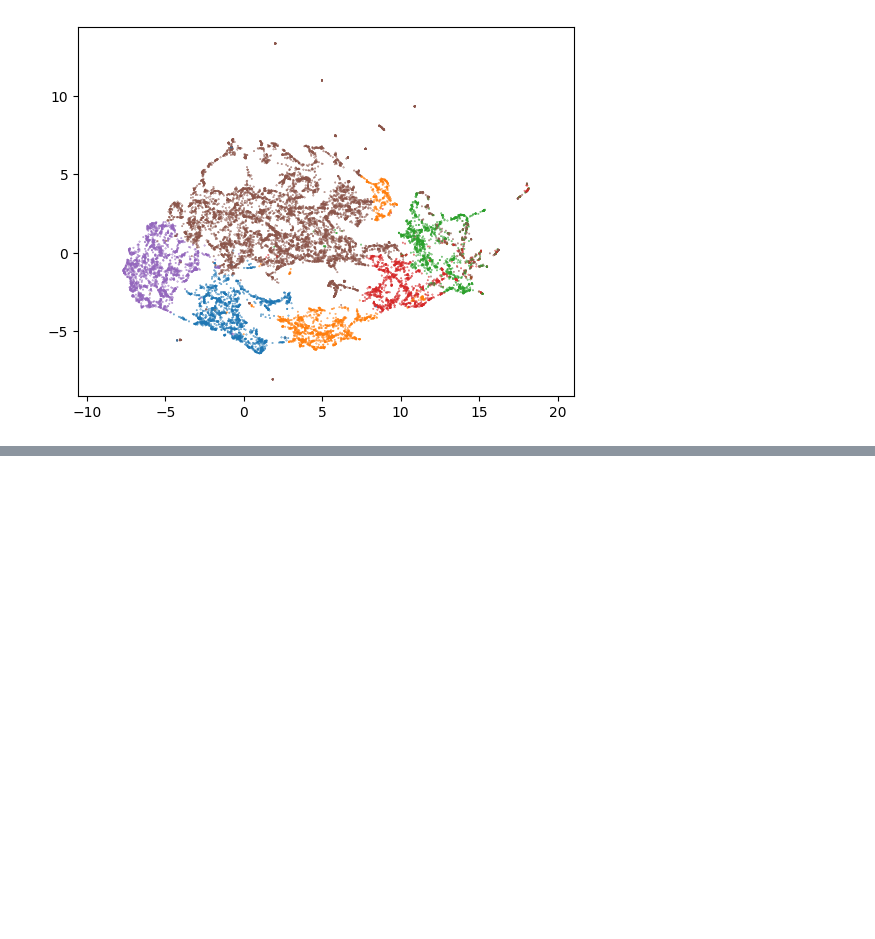
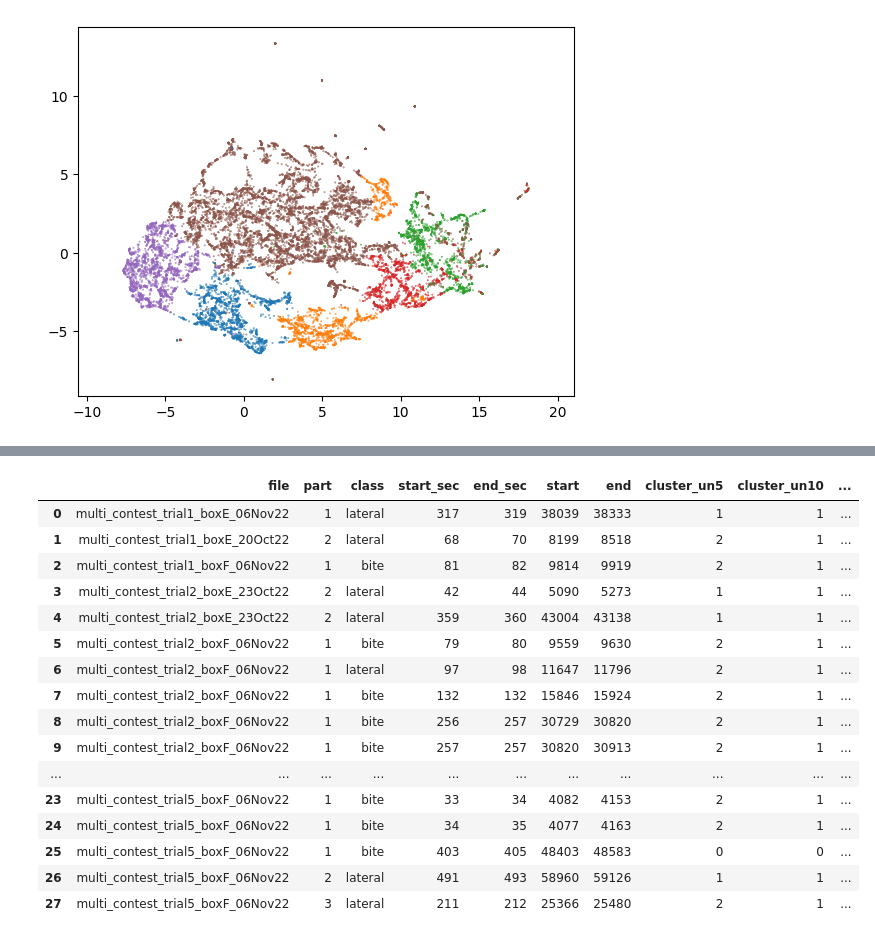
Before and after one commit to NooriChoi/VTK_2023_behavior_classification, a Jupyter notebook: notebook/VTK_behavior_classification.ipynb, the cells around one changed output, grey strips where cells are left out. Drawn from its saved outputs; the diff is of its cells as text; code cells hidden in the pictures; blank space fills up the shorter version.

```diff
--- a/notebook/VTK_behavior_classification.ipynb
+++ b/notebook/VTK_behavior_classification.ipynb
@@ -209,0 +258,22 @@ for neighbor in umap_neighbor:
+# %%
+fin_df = pd.concat([time_stamp_df, cluster_labels_df], axis=1)
+
+fin_df
+# %% [output]
+|  | file | part | class | start_sec | end_sec | start | end | cluster_un5 | cluster_un10 | ... |
+| 0 | multi_contest_trial1_boxE_06Nov22 | 1 | lateral | 317 | 319 | 38039 | 38333 | 1 | 1 | ... |
+| 1 | multi_contest_trial1_boxE_20Oct22 | 2 | lateral | 68 | 70 | 8199 | 8518 | 2 | 1 | ... |
+| 2 | multi_contest_trial1_boxF_06Nov22 | 1 | bite | 81 | 82 | 9814 | 9919 | 2 | 1 | ... |
+| 3 | multi_contest_trial2_boxE_23Oct22 | 2 | lateral | 42 | 44 | 5090 | 5273 | 1 | 1 | ... |
+| 4 | multi_contest_trial2_boxE_23Oct22 | 2 | lateral | 359 | 360 | 43004 | 43138 | 1 | 1 | ... |
+| 5 | multi_contest_trial2_boxF_06Nov22 | 1 | bite | 79 | 80 | 9559 | 9630 | 2 | 1 | ... |
+| 6 | multi_contest_trial2_boxF_06Nov22 | 1 | lateral | 97 | 98 | 11647 | 11796 | 2 | 1 | ... |
+| 7 | multi_contest_trial2_boxF_06Nov22 | 1 | bite | 132 | 132 | 15846 | 15924 | 2 | 1 | ... |
+| 8 | multi_contest_trial2_boxF_06Nov22 | 1 | bite | 256 | 257 | 30729 | 30820 | 2 | 1 | ... |
+| 9 | multi_contest_trial2_boxF_06Nov22 | 1 | bite | 257 | 257 | 30820 | 30913 | 2 | 1 | ... |
+| ... | ... | ... | ... | ... | ... | ... | ... | ... | ... | ... |
+| 23 | multi_contest_trial5_boxF_06Nov22 | 1 | bite | 33 | 34 | 4082 | 4153 | 2 | 1 | ... |
+| 24 | multi_contest_trial5_boxF_06Nov22 | 1 | bite | 34 | 35 | 4077 | 4163 | 2 | 1 | ... |
+| 25 | multi_contest_trial5_boxF_06Nov22 | 1 | bite | 403 | 405 | 48403 | 48583 | 0 | 0 | ... |
+| 26 | multi_contest_trial5_boxF_06Nov22 | 2 | lateral | 491 | 493 | 58960 | 59126 | 1 | 1 | ... |
+| 27 | multi_contest_trial5_boxF_06Nov22 | 3 | lateral | 211 | 212 | 25366 | 25480 | 2 | 1 | ... |
```
Also changed, not shown: parts of 9 cells of this notebook, 2 other files.
